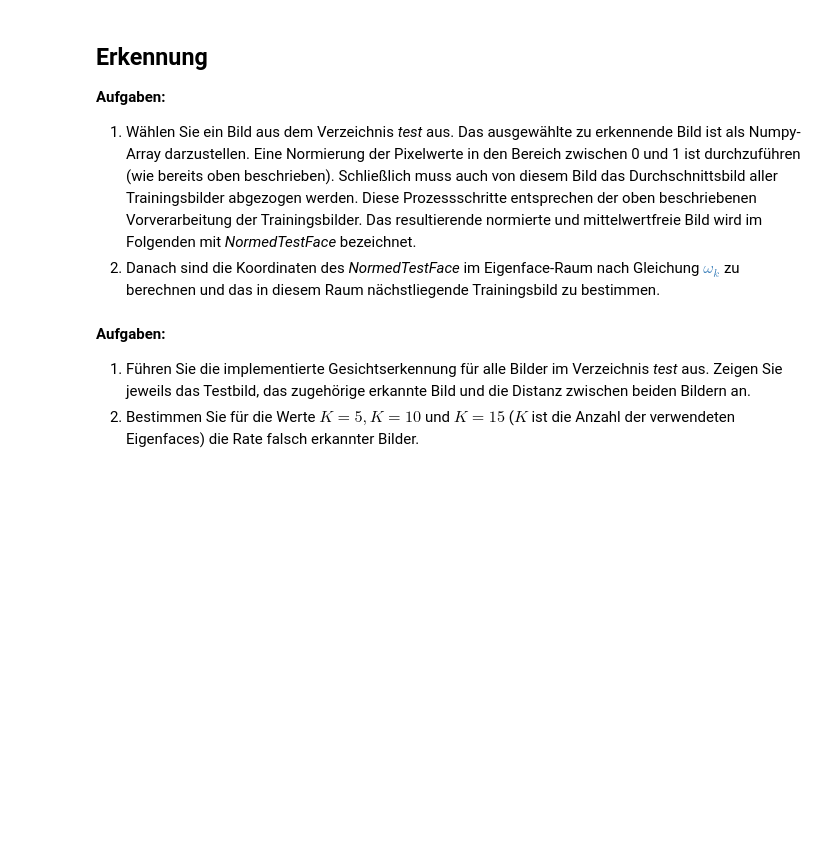
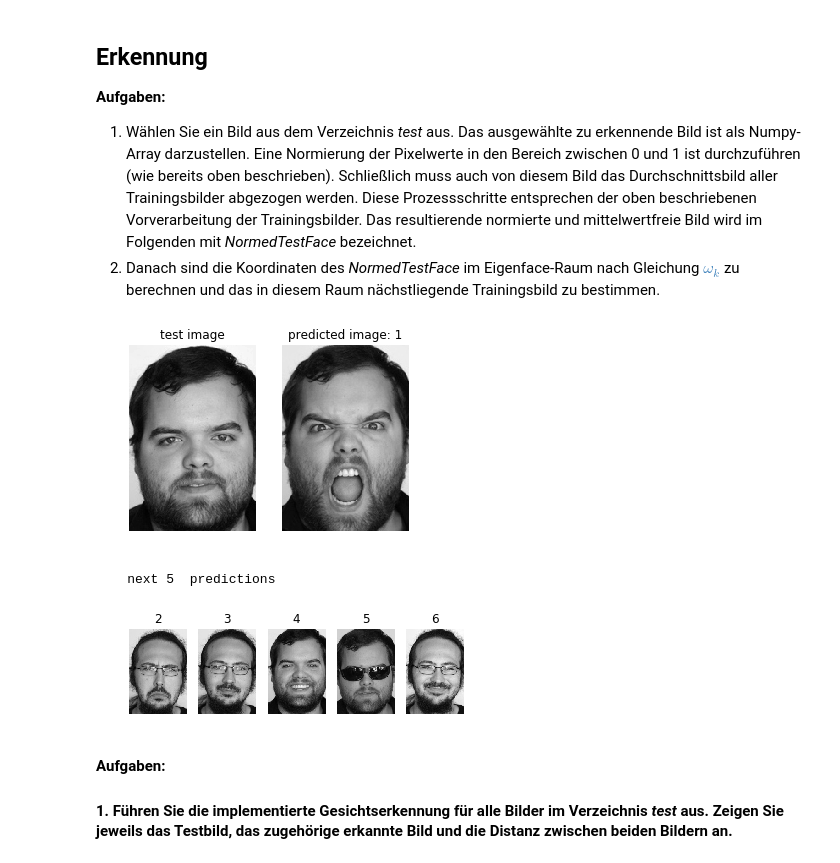
Before and after one commit to danielrotaermel/data-mining, a Jupyter notebook: VersuchFaceRecognition.ipynb, the cells around one changed output. Drawn from its saved outputs; the diff is of its cells as text; code cells hidden in the pictures; blank space fills up the shorter version.

```diff
--- a/VersuchFaceRecognition.ipynb
+++ b/VersuchFaceRecognition.ipynb
@@ -263,3 +334,8 @@ Die im vorigen Schritt angelegten $K$ relevantesten Eigenfaces spannen den sogen
+# %%
+def createEigenSpace(images,eigenfaces):
+    return np.array([[np.dot(eigenvektor.reshape(-1), image) for eigenvektor in eigenfaces] for image in images], dtype=np.float128)
+
+EigenSpace = createEigenSpace(normedArrayOfFaces, Usub)
 # %% [markdown]
 ## Erkennung
 
@@ -272,4 +346,42 @@ __Aufgaben:__
+# %%
+#1
+import scipy.spatial.distance as dist
+
+#neues bild
+testImg = readImageToNumpyData(testpaths)
+TestFace = testImg[3]
+
+def findSimilarFaces(Face, AverageImg, TrainFaces, EigenSpace, Eigenfaces, width, height):
+    NormedFace = Face - AverageImg
+    transformed_NormedFace = createEigenSpace([NormedFace], Eigenfaces)
+    distances = np.array([np.linalg.norm(point-transformed_NormedFace) for point in EigenSpace])
+    sortedDistances = sorted(enumerate(distances), key=lambda x: x[1])
+    sortedFaces = [[idx, dist, TrainFaces[idx]] for idx, dist in sortedDistances]
+    return  sortedFaces
+
+def print_images(TestFace, FoundFaces):
+    images_to_plot = len(FoundFaces)
+    plt.figure(figsize=(5,5))
+    plt.subplot(1,2,1).imshow(TestFace.reshape(220, 150), cmap='gray')
+    plt.title('test image')
+    plt.axis('off')
+    plt.subplot(1,2,2).imshow(FoundFaces[0][2].reshape(220, 150), cmap='gray')
+    plt.title('predicted image: 1')
+    plt.axis('off')
+    plt.show()
+    print '    next', images_to_plot-1, ' predictions'
+    for i, face in enumerate(FoundFaces[1::]):
+        plt.subplot(1 ,images_to_plot-1 ,i+1).imshow(face[2].reshape(220, 150), cmap='gray')
+        plt.title(i+2)
+        plt.axis('off')
+    plt.show()
+
+predictions = findSimilarFaces(TestFace, averageImg, trainImg, EigenSpace, Usub, 220, 150)
+print_images(TestFace.reshape(width, height), predictions[:6])
+# %% [output]
+[figure, added]
+    next 5  predictions
+[figure, added]
 # %% [markdown]
 __Aufgaben:__
-1. Führen Sie die implementierte Gesichtserkennung für alle Bilder im Verzeichnis _test_ aus. Zeigen Sie jeweils das Testbild, das zugehörige erkannte Bild und die Distanz zwischen beiden Bildern an.
-2. Bestimmen Sie für die Werte $K=5,K=10$ und $K=15$ ($K$ ist die Anzahl der verwendeten Eigenfaces) die Rate falsch erkannter Bilder.
+#### 1\. Führen Sie die implementierte Gesichtserkennung für alle Bilder im Verzeichnis _test_ aus. Zeigen Sie jeweils das Testbild, das zugehörige erkannte Bild und die Distanz zwischen beiden Bildern an.
```
Also changed, not shown: parts of 31 cells of this notebook, 7 other files.
